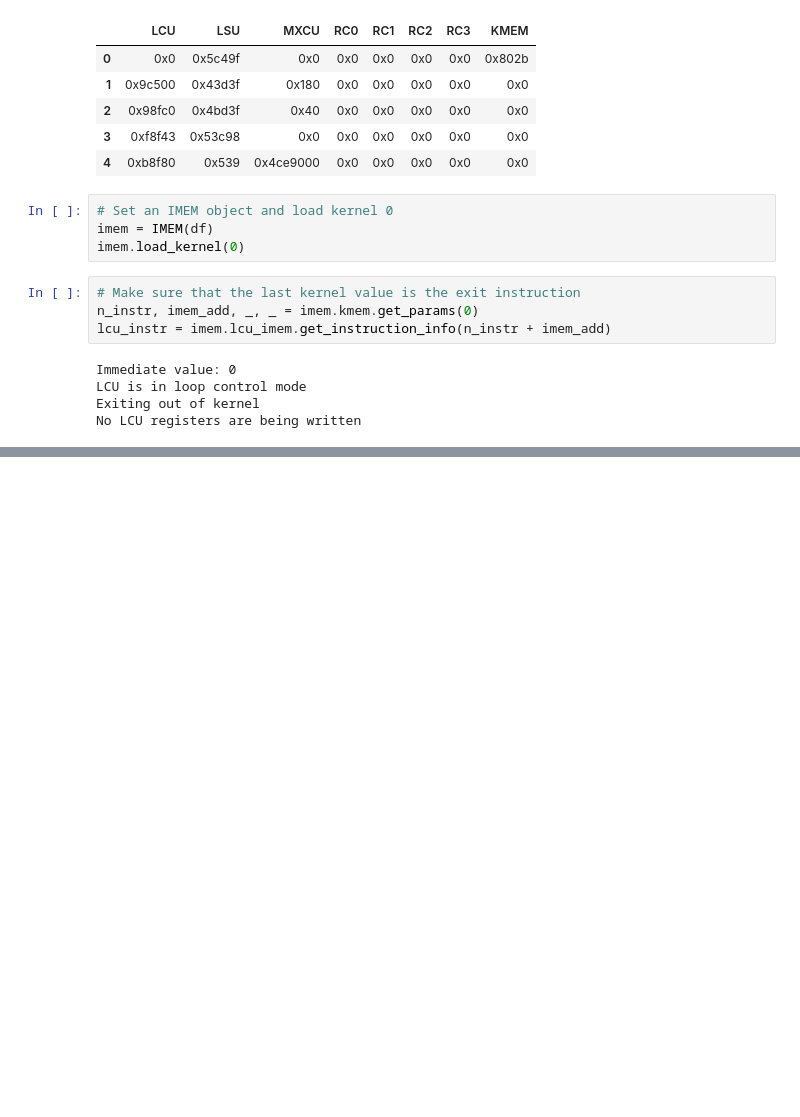
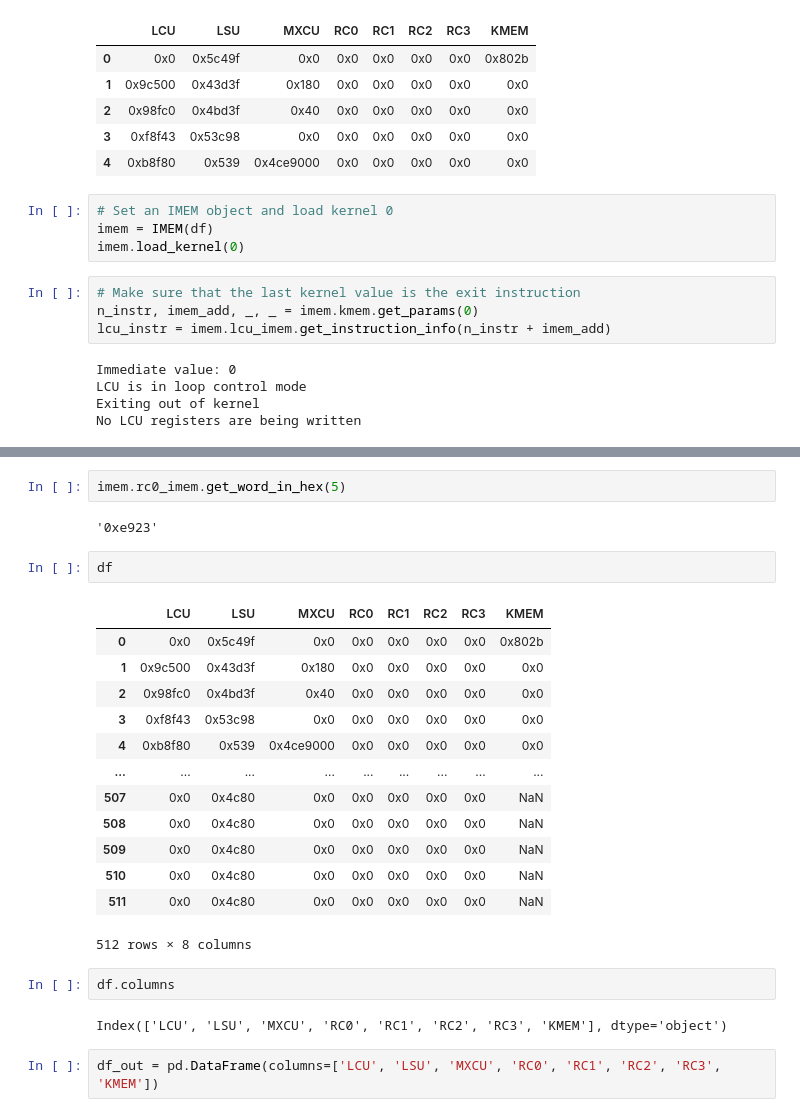
Before and after one commit to yuxwang99/ESL-VWR2A-simulator, a Jupyter notebook: develop-new-kernel-vwr2a.ipynb, the cells around one changed output, grey strips where cells are left out. Saved outputs shown, nothing was run; the diff lists cells and outputs as text; blank space fills up the shorter version.

```diff
--- a/develop-new-kernel-vwr2a.ipynb
+++ b/develop-new-kernel-vwr2a.ipynb
@@ -234,0 +255,26 @@ No MXCU registers are being written
+# %%
+imem.rc0_imem.get_word_in_hex(5)
+# %% [output]
+'0xe923'
+# %%
+df
+# %% [output]
+|  | LCU | LSU | MXCU | RC0 | RC1 | RC2 | RC3 | KMEM |
+| 0 | 0x0 | 0x5c49f | 0x0 | 0x0 | 0x0 | 0x0 | 0x0 | 0x802b |
+| 1 | 0x9c500 | 0x43d3f | 0x180 | 0x0 | 0x0 | 0x0 | 0x0 | 0x0 |
+| 2 | 0x98fc0 | 0x4bd3f | 0x40 | 0x0 | 0x0 | 0x0 | 0x0 | 0x0 |
+| 3 | 0xf8f43 | 0x53c98 | 0x0 | 0x0 | 0x0 | 0x0 | 0x0 | 0x0 |
+| 4 | 0xb8f80 | 0x539 | 0x4ce9000 | 0x0 | 0x0 | 0x0 | 0x0 | 0x0 |
+| ... | ... | ... | ... | ... | ... | ... | ... | ... |
+| 507 | 0x0 | 0x4c80 | 0x0 | 0x0 | 0x0 | 0x0 | 0x0 | NaN |
+| 508 | 0x0 | 0x4c80 | 0x0 | 0x0 | 0x0 | 0x0 | 0x0 | NaN |
+| 509 | 0x0 | 0x4c80 | 0x0 | 0x0 | 0x0 | 0x0 | 0x0 | NaN |
+| 510 | 0x0 | 0x4c80 | 0x0 | 0x0 | 0x0 | 0x0 | 0x0 | NaN |
+| 511 | 0x0 | 0x4c80 | 0x0 | 0x0 | 0x0 | 0x0 | 0x0 | NaN |
+512 rows × 8 columns
+# %%
+df.columns
+# %% [output]
+Index(['LCU', 'LSU', 'MXCU', 'RC0', 'RC1', 'RC2', 'RC3', 'KMEM'], dtype='object')
+# %%
+df_out = pd.DataFrame(columns=['LCU', 'LSU', 'MXCU', 'RC0', 'RC1', 'RC2', 'RC3', 'KMEM'])
```
Also changed, not shown: parts of 10 cells of this notebook, 1 other file.
